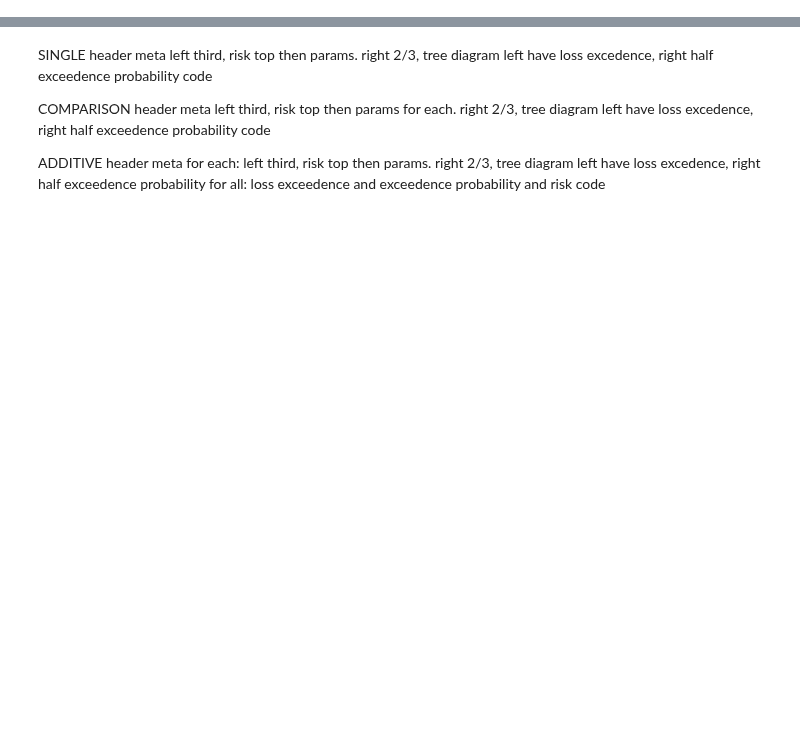
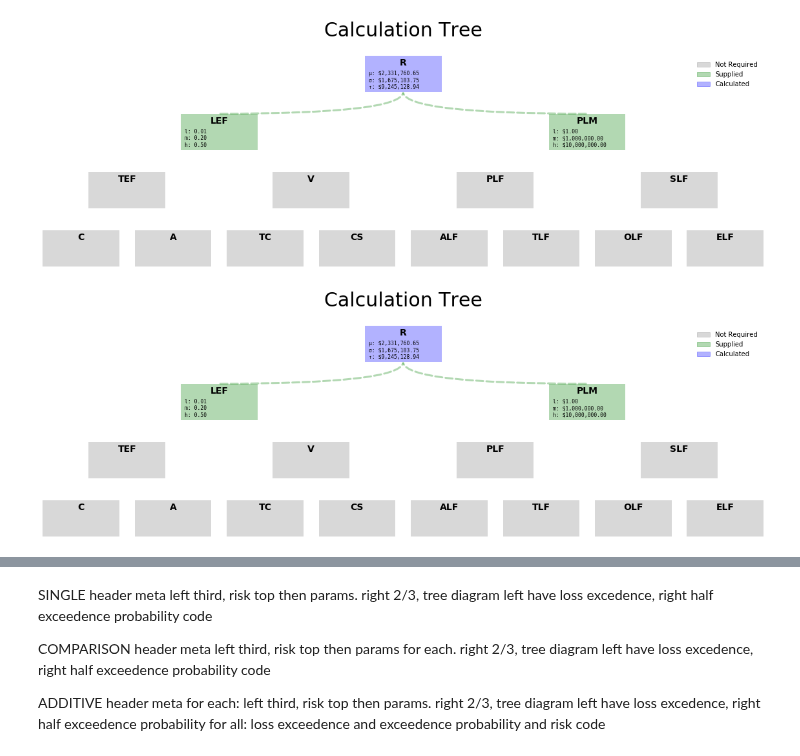
Before and after one commit to Hive-Systems/pyfair, a Jupyter notebook: scratch_notebook.ipynb, the cells around one changed output, grey strips where cells are left out. Drawn from its saved outputs; the diff is of its cells as text; code cells hidden in the pictures; blank space fills up the shorter version.

Commit message:
Add first pass of tree graph.

```diff
--- a/scratch_notebook.ipynb
+++ b/scratch_notebook.ipynb
@@ -22,3 +23,4 @@ results = model1.export_results()
 node_statuses = model1.get_node_statuses()
 # %%
 results.T
+rep = FairReport(model1)
@@ -308,0 +27,17 @@ fig.savefig('test_fig.png')
+# %%
+# Test
+ftg = FairTreeGraph(
+    results=model1.export_results(),
+    statuses=model1.get_node_statuses(),
+    params=model1.export_params(),
+    format_strings=rep.get_format_strings(),
+)
+
+ftg.generate_image()
+
+# FAIR DISTRIBUTION VISUALIZER
+# FAIR LOSS EXCEDENCE CURVE
+# FAIR BREACH CURVE
+# %% [output]
+[figure, added]
+[figure, added]
```
Also changed, not shown: parts of 10 cells of this notebook, 2 other files.
